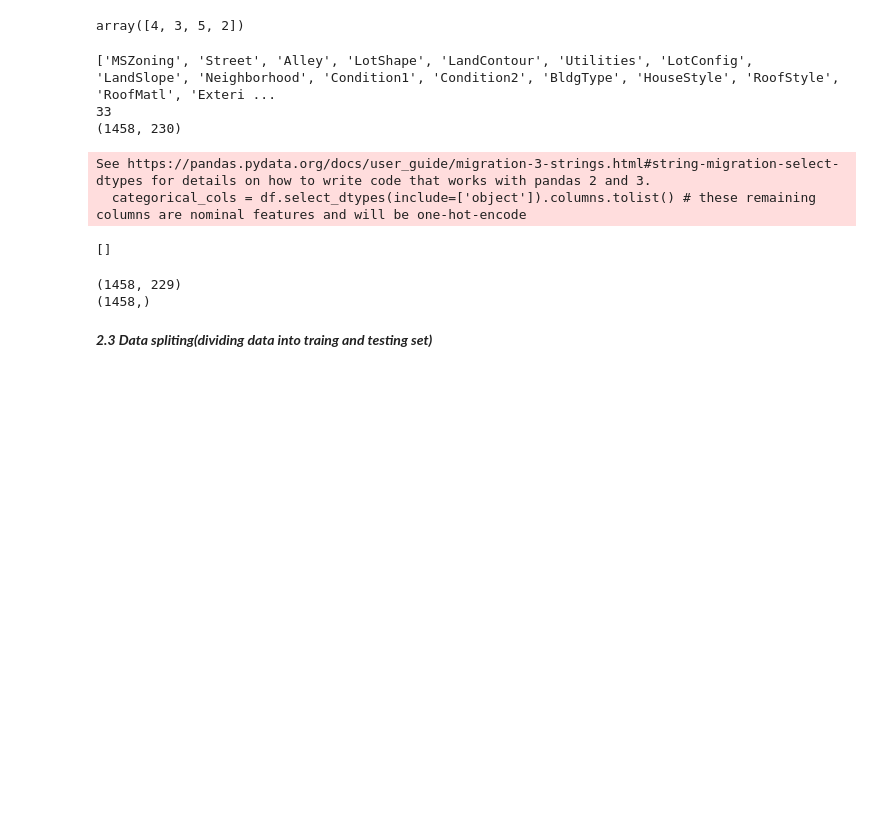
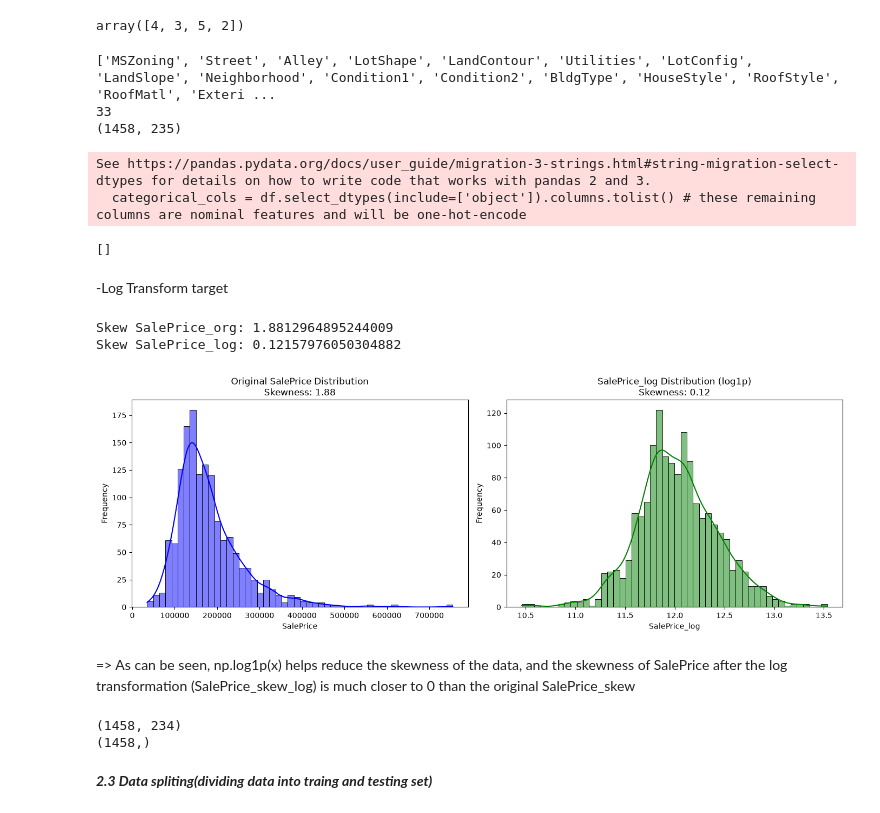
Before and after one commit to HoangThiThi199/Home_Pricre_Prediction, a Jupyter notebook: ml/notebooks/02_preprocessing.ipynb, the cells around one changed output. Saved outputs shown, nothing was run; the diff lists cells and outputs as text; code cells hidden in the pictures; blank space fills up the shorter version.

Commit message:
improve the model: transfrom_log (logp1) target

```diff
--- a/ml/notebooks/02_preprocessing.ipynb
+++ b/ml/notebooks/02_preprocessing.ipynb
@@ -50,0 +53,7 @@ Series([], dtype: int64)
+# %%
+df['TotalSF'] = df['TotalBsmtSF'] + df['1stFlrSF'] + df['2ndFlrSF'] # is sum of basement, first floor and second floor
+df['HouseAge'] = df['YrSold'] - df['YearBuilt']
+df['YearsSinceRemodel'] = df['YrSold'] - df['YearRemodAdd']
+df['GarageAge'] = df['YrSold'] - df['GarageYrBlt']
+df['TotalBath'] = df['FullBath'] + (0.5*df['HalfBath']) + df['BsmtFullBath'] + (0.5*df['BsmtHalfBath'])
+print(df[['TotalSF', 'HouseAge', 'YearsSinceRemodel', 'GarageAge', 'TotalBath']].head())
@@ -77,21 +93,58 @@ print(df.shape)
 # %% [output]
 ['MSZoning', 'Street', 'Alley', 'LotShape', 'LandContour', 'Utilities', 'LotConfig', 'LandSlope', 'Neighborhood', 'Condition1', 'Condition2', 'BldgType', 'HouseStyle', 'RoofStyle', 'RoofMatl', 'Exteri ...
 33
-(1458, 230)
+(1458, 235)
 See https://pandas.pydata.org/docs/user_guide/migration-3-strings.html#string-migration-select-dtypes for details on how to write code that works with pandas 2 and 3.
   categorical_cols = df.select_dtypes(include=['object']).columns.tolist() # these remaining columns are nominal features and will be one-hot-encode
 # %%
 df.select_dtypes(include=['object']).columns.tolist() #check if there are any remaining categorical columns
 # %% [output]
 []
+# %% [markdown]
+-Log Transform target
+# %%
+import matplotlib.pyplot as plt
+import seaborn as sns
+import numpy as np
+
+df['SalePrice_log'] = np.log1p(df['SalePrice'])
+
+print("Skew SalePrice_org:", df['SalePrice'].skew())
+print("Skew SalePrice_log:", df['SalePrice_log'].skew())
+
+plt.figure(figsize=(14, 5))
+
+# 1. Histogram of the Original SalePrice Distribution
+plt.subplot(1, 2, 1)
+sns.histplot(df['SalePrice'], kde=True, color='blue', bins=50)
+plt.title(f"Original SalePrice Distribution\nSkewness: {df['SalePrice'].skew():.2f}")
+plt.xlabel("SalePrice")
+plt.ylabel("Frequency")
+
+# 2. Histogram of SalePrice After Log Transformation (np.log1p)
+plt.subplot(1, 2, 2) # (1 hàng, 2 cột, vị trí số 2)
+sns.histplot(df['SalePrice_log'], kde=True, color='green', bins=50)
+plt.title(f"SalePrice_log Distribution (log1p)\nSkewness: {df['SalePrice_log'].skew():.2f}")
+plt.xlabel("SalePrice_log")
+plt.ylabel("Frequency")
+
+plt.tight_layout()
+plt.show()
+# %% [output]
+Skew SalePrice_org: 1.8812964895244009
+Skew SalePrice_log: 0.12157976050304882
+[figure, added]
+# %% [markdown]
+=> As can be seen, np.log1p(x) helps reduce the skewness of the data, and the skewness of SalePrice after the log transformation (SalePrice_skew_log) is much closer to 0 than the original SalePrice_skew
 # %%
-X = df.drop(['SalePrice'], axis=1) #axis =1 drop columns, axis = 0 drop rows
-y = df['SalePrice']
+
+X = df.drop(['SalePrice', 'SalePrice_log'], axis=1) #axis =1 drop columns, axis = 0 drop rows
+y = df['SalePrice_log']
 
 print(X.shape)
 print(y.shape)
 # %% [output]
-(1458, 229)
+(1458, 234)
 (1458,)
 # %% [markdown]
 ***2.3 Data spliting(dividing data into traing and testing set)***
```
Also changed, not shown: parts of 5 cells of this notebook, 10 other files.
